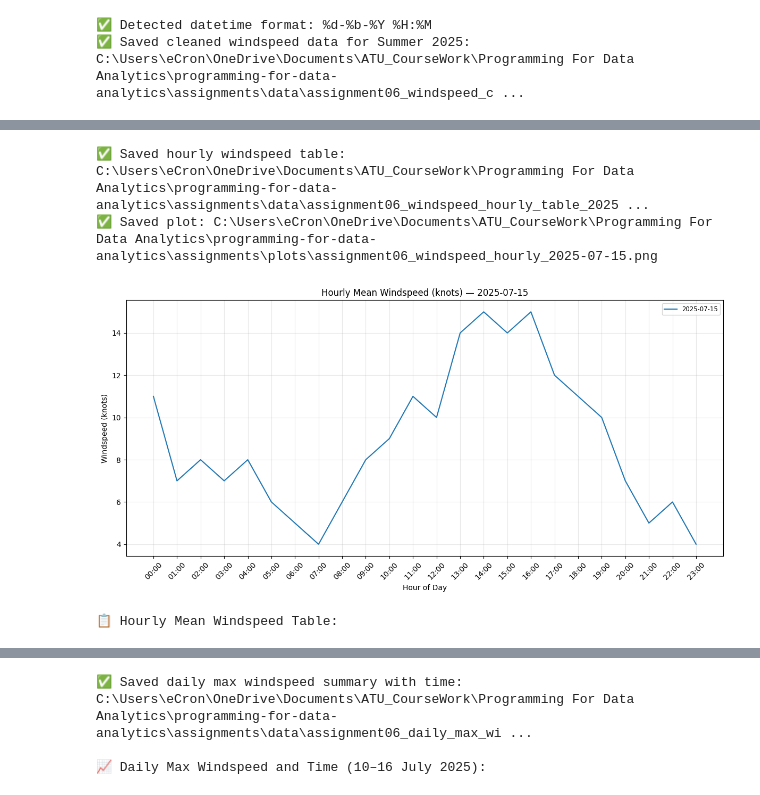
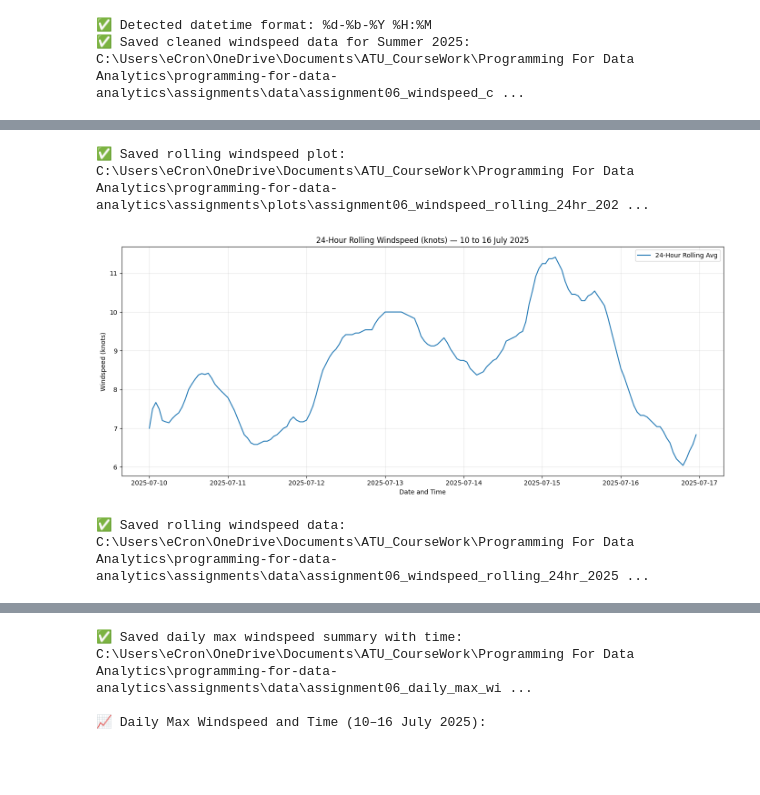
Before and after one commit to ECronin1973/programming-for-data-analytics, a Jupyter notebook: assignments/assignment06-weather.ipynb, the cells around one changed output, grey strips where cells are left out. Drawn from its saved outputs; the diff is of its cells as text; code cells hidden in the pictures; blank space fills up the shorter version.

Commit message:
Assignment 06 notebook structured into logical steps with explanation cells above each code cell, headings improved, helper section updated.

```diff
--- a/assignments/assignment06-weather.ipynb
+++ b/assignments/assignment06-weather.ipynb
@@ -1217,77 +1339,53 @@ This section calculates a 24-hour rolling average of windspeed data from Knock A
 # %%
-# 🌬️ Hourly Windspeed Trends — Single Day Analysis
+# 🌬️ Step 20 – Rolling Windspeed (24-Hour Average) for 10–16 July 2025
 
 # ✅ Load cleaned windspeed data
 data_fp = Path("data") / "assignment06_windspeed_cleaned_summer_2025.csv"
 if not data_fp.exists():
     raise FileNotFoundError(f"❌ Windspeed data file not found at: {data_fp.resolve()}")
 
 df = pd.read_csv(data_fp)
 df.columns = df.columns.str.strip()
 
 # ✅ Ensure datetime column is parsed
 if 'datetime' not in df.columns or not pd.api.types.is_datetime64_any_dtype(df['datetime']):
     df['datetime'] = pd.to_datetime(df['datetime'], errors='coerce')
 
-# 📅 Input date for analysis
-input_date = pd.Timestamp("2025-07-15")  # Change this date as needed
-custom_start = input_date.replace(hour=0, minute=0)
-custom_end = input_date.replace(hour=23, minute=59)
-
-# ✅ Validate date range using helper
-start_ts, end_ts = get_custom_range(custom_start, custom_end)
-if start_ts is None or end_ts is None:
-    print("⚠️ Invalid date input — using fallback date.")
-    start_ts = pd.Timestamp("2025-07-15 00:00")
-    end_ts = pd.Timestamp("2025-07-15 23:59")
-
-# 📆 Filter data for selected date
+# ✅ Filter for 10–16 July 2025
+start_ts = pd.Timestamp("2025-07-10 00:00")
+end_ts = pd.Timestamp("2025-07-16 23:59")
 focus_df = df[(df['datetime'] >= start_ts) & (df['datetime'] <= end_ts)].copy()
 focus_df = focus_df.dropna(subset=['windspeed'])
 
-# 🗓️ Extract date and hour for grouping
-focus_df['date'] = focus_df['datetime'].dt.date
-focus_df['hour'] = focus_df['datetime'].dt.strftime('%H:%M')
+# ✅ Sort and compute 24-hour rolling average
+focus_df = focus_df.sort_values('datetime')
+focus_df['rolling_24hr'] = focus_df['windspeed'].rolling(window=24, min_periods=1).mean()
 
-# 📊 Create pivot table: hourly windspeed for selected date
-pivot = focus_df.pivot_table(index='hour', columns='date', values='windspeed', aggfunc='mean')
-
-# 💾 Save pivot table
-out_dir = Path("data")
-out_dir.mkdir(parents=True, exist_ok=True)
-pivot_fp = out_dir / f"assignment06_windspeed_hourly_table_{start_ts.date()}_to_{end_ts.date()}.csv"
-pivot.to_csv(pivot_fp)
-print(f"✅ Saved hourly windspeed table: {pivot_fp.resolve()}")
-
-# 📈 Plot hourly windspeed trends
-plt.figure(figsize=(12, 6))
-for date in pivot.columns:
-    plt.plot(pivot.index, pivot[date], label=str(date))
-
-plt.title(f"Hourly Mean Windspeed (knots) — {start_ts.date()}")
-plt.xlabel("Hour of Day")
-plt.ylabel("Windspeed (knots)")
+# 📈 Plot rolling average
+plt.figure(figsize=(14, 6))
+plt.plot(focus_df['datetime'], focus_df['rolling_24hr'], color='tab:blue', label='24-Hour Rolling Avg')
+plt.title('24-Hour Rolling Windspeed (knots) — 10 to 16 July 2025')
+plt.xlabel('Date and Time')
+plt.ylabel('Windspeed (knots)')
 plt.grid(True, alpha=0.3)
-plt.legend(loc='upper right', fontsize='small')
-plt.xticks(rotation=45)
+plt.legend()
 plt.tight_layout()
 
 # 💾 Save plot
 plots_dir = Path("plots")
 plots_dir.mkdir(parents=True, exist_ok=True)
-plot_fp = plots_dir / f"assignment06_windspeed_hourly_{start_ts.date()}.png"
+plot_fp = plots_dir / "assignment06_windspeed_rolling_24hr_2025-07-10_to_2025-07-16.png"
 plt.savefig(plot_fp, dpi=150)
-print(f"✅ Saved plot: {plot_fp.resolve()}")
+print(f"✅ Saved rolling windspeed plot: {plot_fp.resolve()}")
 plt.show()
 
-# 📋 Display pivot table
-print("\n📋 Hourly Mean Windspeed Table:")
-try:
-    display(pivot)
-except Exception:
-    print(pivot.to_string(index=True))
+# 💾 Save summary data
+out_dir = Path("data")
+out_dir.mkdir(parents=True, exist_ok=True)
+out_fp = out_dir / "assignment06_windspeed_rolling_24hr_2025-07-10_to_2025-07-16.csv"
+focus_df[['datetime', 'windspeed', 'rolling_24hr']].to_csv(out_fp, index=False)
+print(f"✅ Saved rolling windspeed data: {out_fp.resolve()}")
 # %% [output]
-✅ Saved hourly windspeed table: C:\Users\eCron\OneDrive\Documents\ATU_CourseWork\Programming For Data Analytics\programming-for-data-analytics\assignments\data\assignment06_windspeed_hourly_table_2025 ...
-✅ Saved plot: C:\Users\eCron\OneDrive\Documents\ATU_CourseWork\Programming For Data Analytics\programming-for-data-analytics\assignments\plots\assignment06_windspeed_hourly_2025-07-15.png
+✅ Saved rolling windspeed plot: C:\Users\eCron\OneDrive\Documents\ATU_CourseWork\Programming For Data Analytics\programming-for-data-analytics\assignments\plots\assignment06_windspeed_rolling_24hr_202 ...
-[figure, old version]
+[figure, new version]
-📋 Hourly Mean Windspeed Table:
+✅ Saved rolling windspeed data: C:\Users\eCron\OneDrive\Documents\ATU_CourseWork\Programming For Data Analytics\programming-for-data-analytics\assignments\data\assignment06_windspeed_rolling_24hr_2025 ...
```
Also changed, not shown: parts of 54 cells of this notebook, 10 other files.
